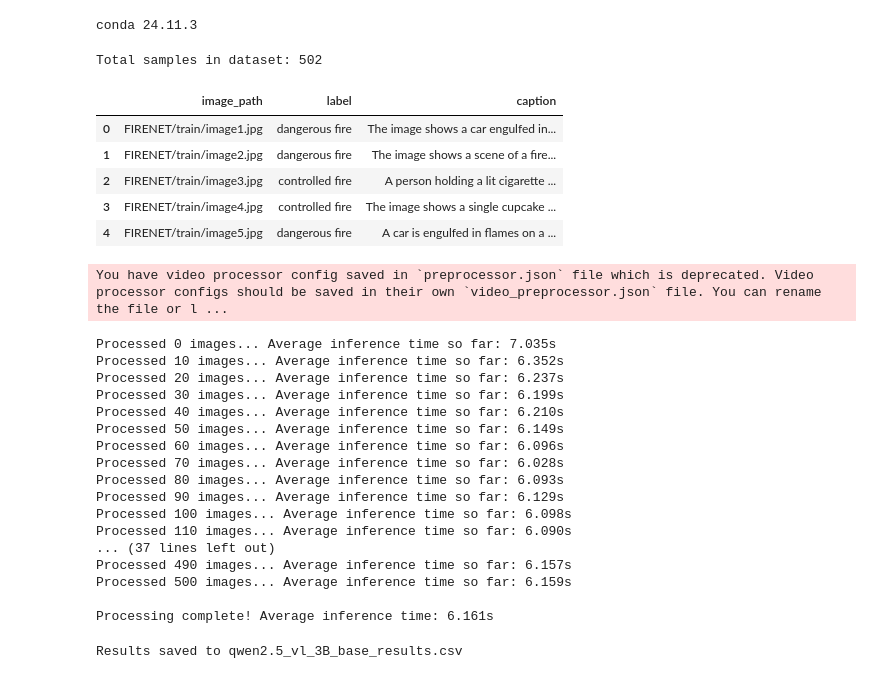
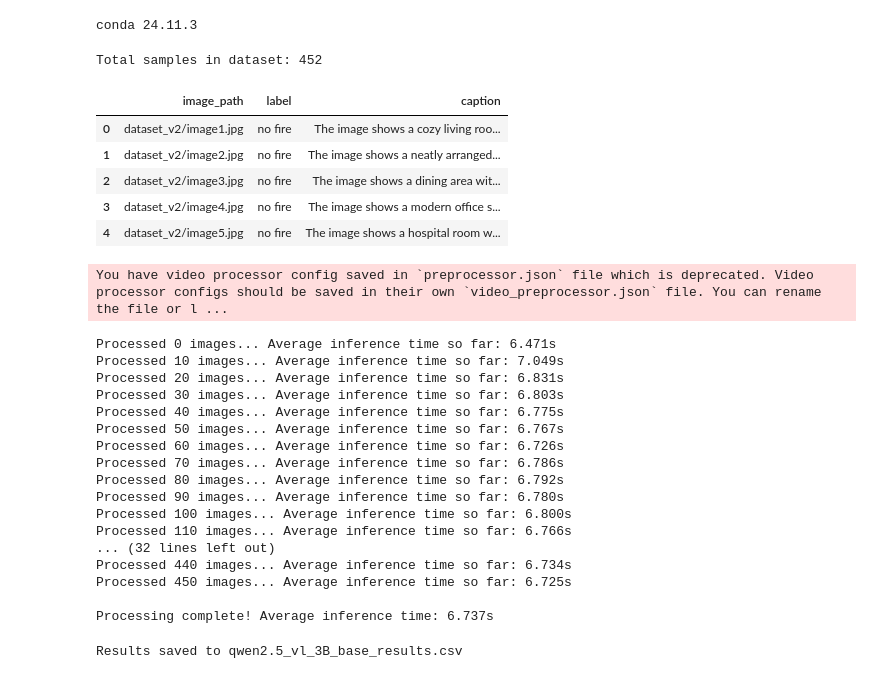
Before and after one commit to tmdeptrai/ContextFire-VLM, a Jupyter notebook: model_survey/qwen2_vl_2B.ipynb, the cells around one changed output. Drawn from its saved outputs; the diff is of its cells as text; code cells hidden in the pictures.

Commit message:
re-evaluated qwen2_vl on CON FIRE dataset"

```diff
--- a/model_survey/qwen2_vl_2B.ipynb
+++ b/model_survey/qwen2_vl_2B.ipynb
@@ -23,17 +23,17 @@ import time
 import re, json
 # %%
 # Load ground truth data
-df = pd.read_csv('../FIRENET.csv')
+df = pd.read_csv('../labels_v2.csv')
 print(f"Total samples in dataset: {len(df)}")
 df.head()
 # %% [output]
-Total samples in dataset: 502
+Total samples in dataset: 452
 |  | image_path | label | caption |
-| 0 | FIRENET/train/image1.jpg | dangerous fire | The image shows a car engulfed in... |
-| 1 | FIRENET/train/image2.jpg | dangerous fire | The image shows a scene of a fire... |
-| 2 | FIRENET/train/image3.jpg | controlled fire | A person holding a lit cigarette ... |
-| 3 | FIRENET/train/image4.jpg | controlled fire | The image shows a single cupcake ... |
-| 4 | FIRENET/train/image5.jpg | dangerous fire | A car is engulfed in flames on a ... |
+| 0 | dataset_v2/image1.jpg | no fire | The image shows a cozy living roo... |
+| 1 | dataset_v2/image2.jpg | no fire | The image shows a neatly arranged... |
+| 2 | dataset_v2/image3.jpg | no fire | The image shows a dining area wit... |
+| 3 | dataset_v2/image4.jpg | no fire | The image shows a modern office s... |
+| 4 | dataset_v2/image5.jpg | no fire | The image shows a hospital room w... |
 # %%
 # Initialize model and processor
 model_name = "Qwen/Qwen2.5-VL-3B-Instruct"
@@ -162,23 +162,23 @@ for idx, row in df.iterrows():
 
 print(f"\nProcessing complete! Average inference time: {np.mean(inference_times):.3f}s")
 # %% [output]
-Processed 0 images... Average inference time so far: 7.035s
-Processed 10 images... Average inference time so far: 6.352s
-Processed 20 images... Average inference time so far: 6.237s
-Processed 30 images... Average inference time so far: 6.199s
-Processed 40 images... Average inference time so far: 6.210s
-Processed 50 images... Average inference time so far: 6.149s
-Processed 60 images... Average inference time so far: 6.096s
-Processed 70 images... Average inference time so far: 6.028s
-Processed 80 images... Average inference time so far: 6.093s
-Processed 90 images... Average inference time so far: 6.129s
-Processed 100 images... Average inference time so far: 6.098s
-Processed 110 images... Average inference time so far: 6.090s
-... (37 lines left out)
-Processed 490 images... Average inference time so far: 6.157s
-Processed 500 images... Average inference time so far: 6.159s
+Processed 0 images... Average inference time so far: 6.471s
+Processed 10 images... Average inference time so far: 7.049s
+Processed 20 images... Average inference time so far: 6.831s
+Processed 30 images... Average inference time so far: 6.803s
+Processed 40 images... Average inference time so far: 6.775s
+Processed 50 images... Average inference time so far: 6.767s
+Processed 60 images... Average inference time so far: 6.726s
+Processed 70 images... Average inference time so far: 6.786s
+Processed 80 images... Average inference time so far: 6.792s
+Processed 90 images... Average inference time so far: 6.780s
+Processed 100 images... Average inference time so far: 6.800s
+Processed 110 images... Average inference time so far: 6.766s
+... (32 lines left out)
+Processed 440 images... Average inference time so far: 6.734s
+Processed 450 images... Average inference time so far: 6.725s
 
-Processing complete! Average inference time: 6.161s
+Processing complete! Average inference time: 6.737s
 # %%
 # Save results to CSV
 results_df = pd.DataFrame({
```
Also changed, not shown: parts of 2 cells of this notebook, 1 other file.
